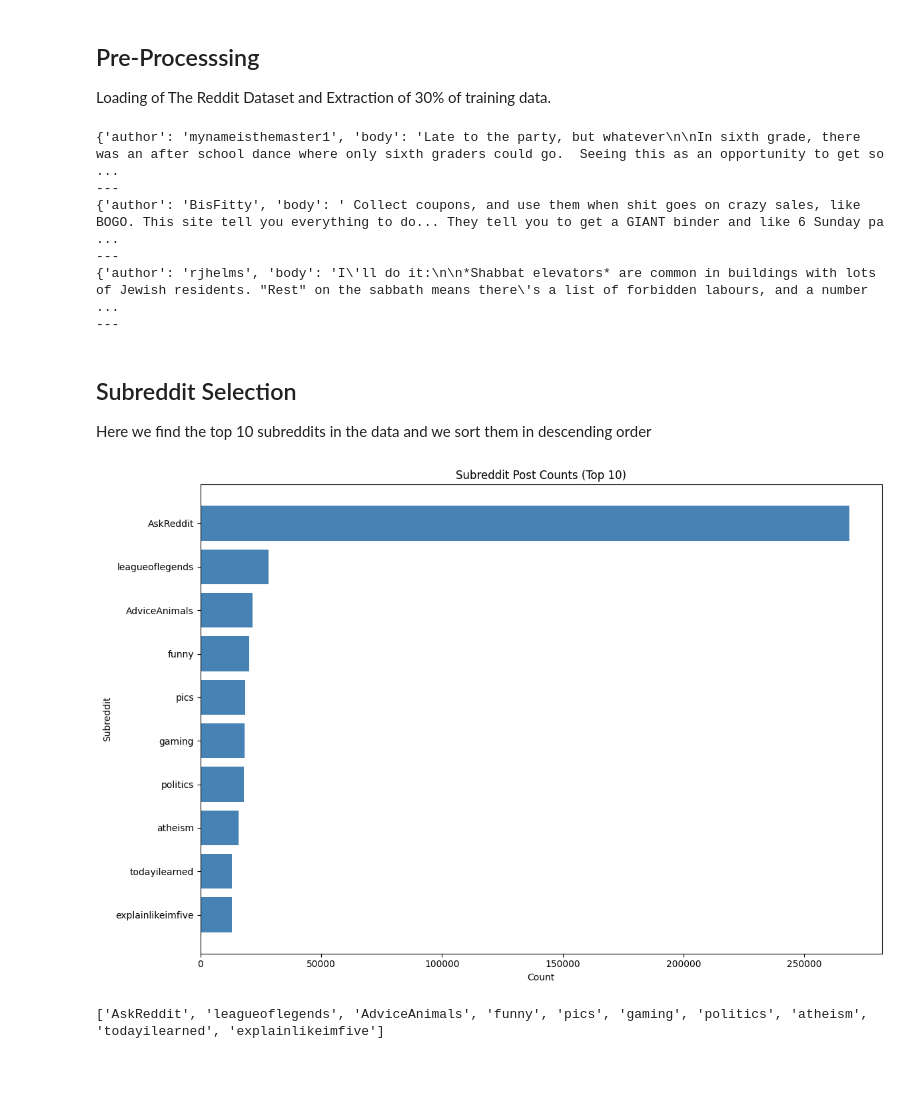
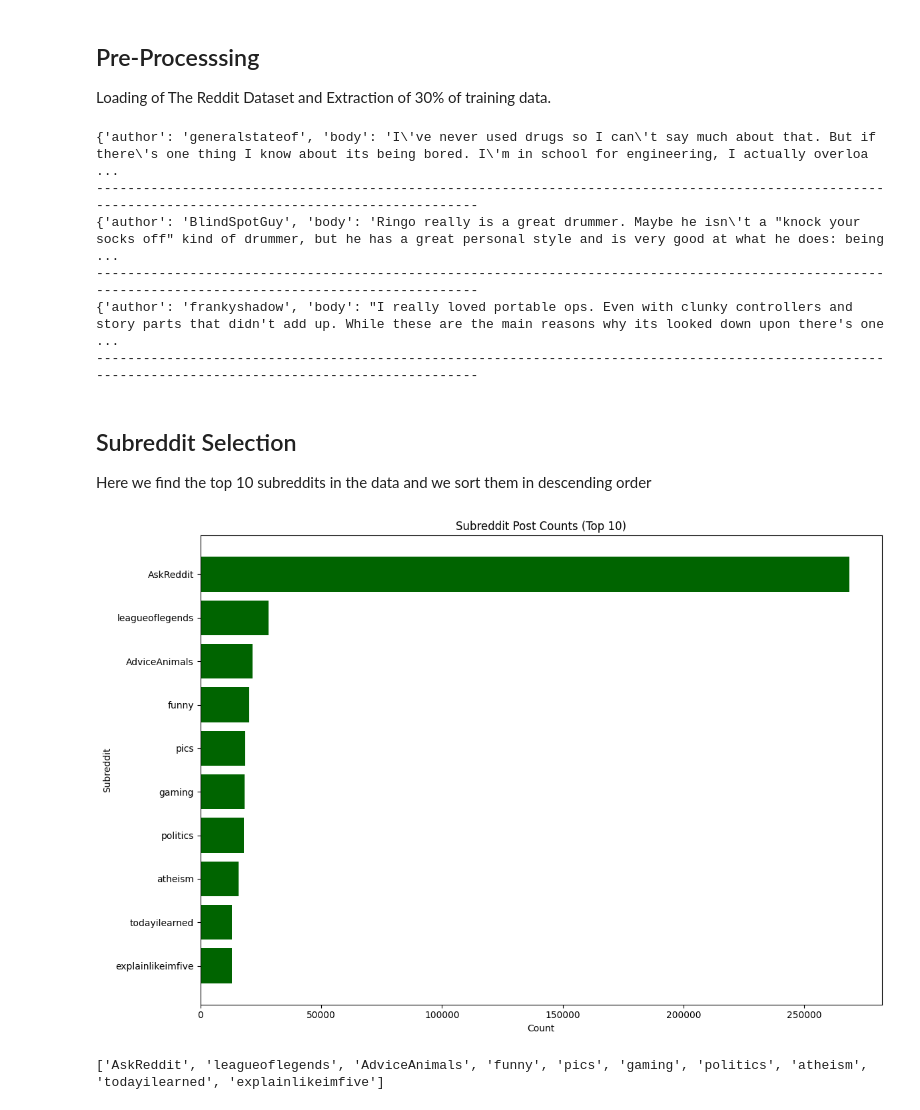
Before and after one commit to deanne-julia-luis/docana-project-Expressive-Punctuation-Patterns, a Jupyter notebook: code/ExpPunct.ipynb, the cells around one changed output. Saved outputs shown, nothing was run; the diff lists cells and outputs as text; code cells hidden in the pictures; blank space fills up the shorter version.

```diff
--- a/code/ExpPunct.ipynb
+++ b/code/ExpPunct.ipynb
@@ -22,16 +22,16 @@ def show_random_elements(dataset, num_examples=3):
     picks = random.sample(range(len(dataset)), num_examples)
     for i in picks:
         print(dataset[i])
-        print("---")
+        print("-" * 150)
 
 show_random_elements(tldr)
 # %% [output]
-{'author': 'mynameisthemaster1', 'body': 'Late to the party, but whatever\n\nIn sixth grade, there was an after school dance where only sixth graders could go.  Seeing this as an opportunity to get so ...
----
-{'author': 'BisFitty', 'body': ' Collect coupons, and use them when shit goes on crazy sales, like BOGO. This site tell you everything to do... They tell you to get a GIANT binder and like 6 Sunday pa ...
----
-{'author': 'rjhelms', 'body': 'I\'ll do it:\n\n*Shabbat elevators* are common in buildings with lots of Jewish residents. "Rest" on the sabbath means there\'s a list of forbidden labours, and a number ...
----
+{'author': 'generalstateof', 'body': 'I\'ve never used drugs so I can\'t say much about that. But if there\'s one thing I know about its being bored. I\'m in school for engineering, I actually overloa ...
+------------------------------------------------------------------------------------------------------------------------------------------------------
+{'author': 'BlindSpotGuy', 'body': 'Ringo really is a great drummer. Maybe he isn\'t a "knock your socks off" kind of drummer, but he has a great personal style and is very good at what he does: being ...
+------------------------------------------------------------------------------------------------------------------------------------------------------
+{'author': 'frankyshadow', 'body': "I really loved portable ops. Even with clunky controllers and story parts that didn't add up. While these are the main reasons why its looked down upon there's one  ...
+------------------------------------------------------------------------------------------------------------------------------------------------------
 # %% [markdown]
 ## Subreddit Selection
 Here we find the top 10 subreddits in the data and we sort them in descending order
@@ -43,19 +43,19 @@ for subreddit in tldr['subreddit']:
 # %%
 # Sort by count descending and take top 10
 subs_10 = sorted(subreddit_count.items(), key=lambda x: x[1], reverse=True)[:10]
 subreddits, counts = zip(*subs_10)
 
 plt.figure(figsize=(12, 8))
-plt.barh(subreddits, counts, color='steelblue')
+plt.barh(subreddits, counts, color='darkgreen')
 plt.xlabel('Count')
 plt.ylabel('Subreddit')
 plt.title('Subreddit Post Counts (Top 10)')
 plt.gca().invert_yaxis()
-plt.savefig("../figures/EDA_Top_10_Subreddits.png")
+plt.savefig("../figures/EDA_Top_10_Subreddits.png", bbox_inches="tight")
 plt.tight_layout()
 plt.show()
 # %% [output]
-[figure, old version]
+[figure, new version]
 # %%
 # subreddits is a tuple of names from the chart above, e.g. ('AskReddit', 'tifu', ...)
 top_10_subs = list(subreddits)
```
Also changed, not shown: parts of 34 cells of this notebook, 16 other files.
